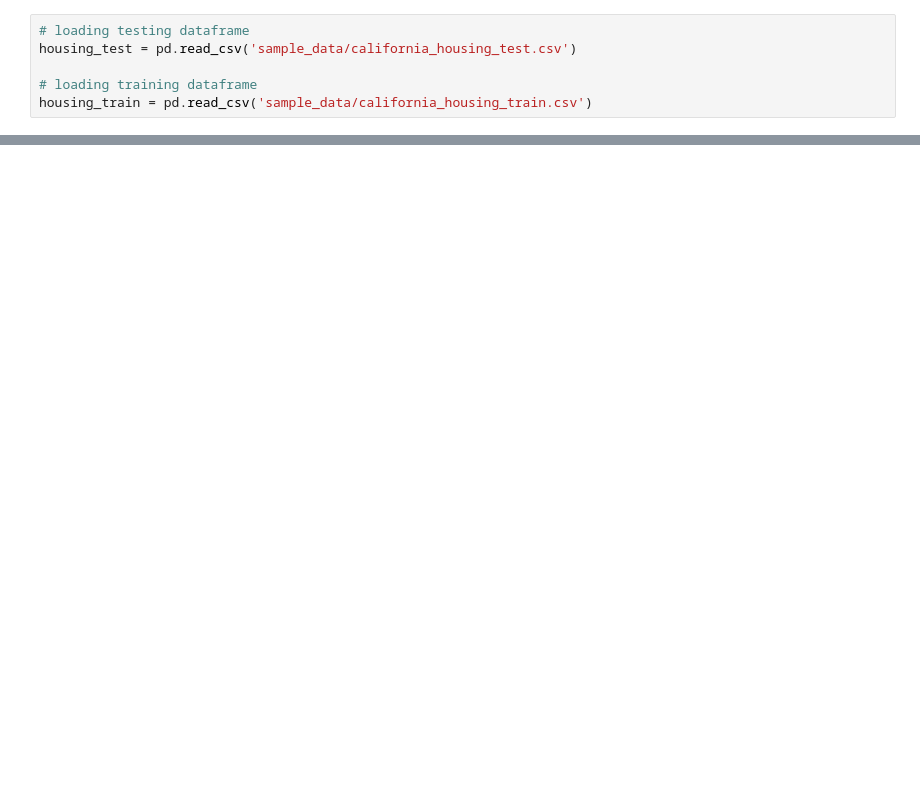
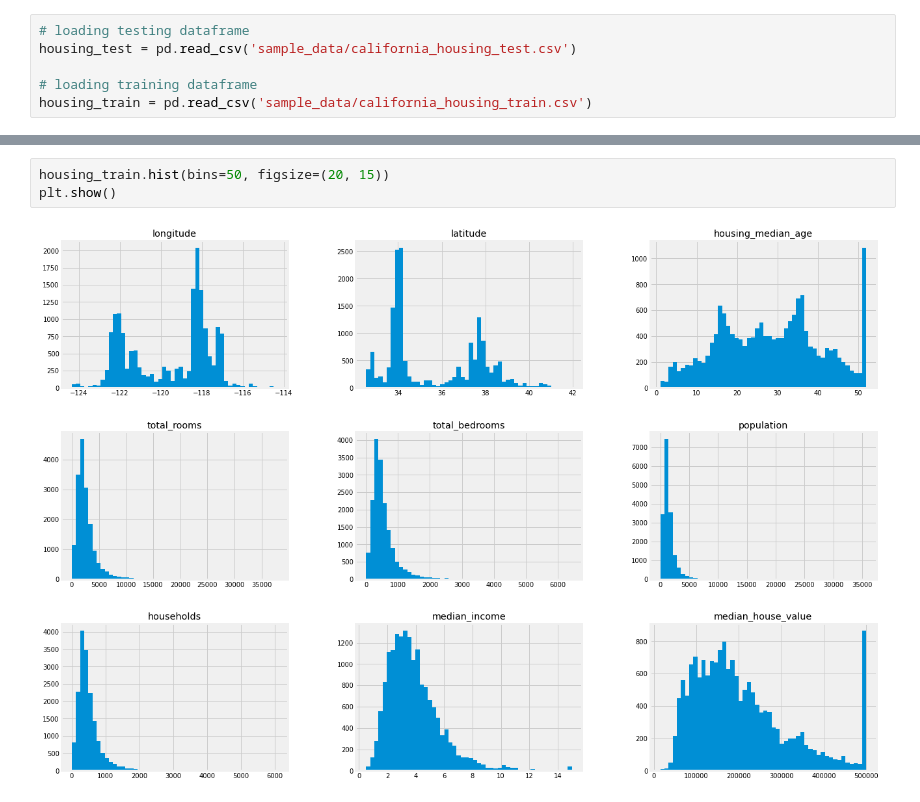
Before and after one commit to cmannnn/california_housing, a Jupyter notebook: california_housing.ipynb, the cells around one changed output, grey strips where cells are left out. Drawn from its saved outputs; the diff is of its cells as text; blank space fills up the shorter version.

```diff
--- a/california_housing.ipynb
+++ b/california_housing.ipynb
@@ -90,0 +89,5 @@ print(housing_train.head())
+# %%
+housing_train.hist(bins=50, figsize=(20, 15))
+plt.show()
+# %% [output]
+[figure, added]
```
Also changed, not shown: parts of 5 cells of this notebook.
